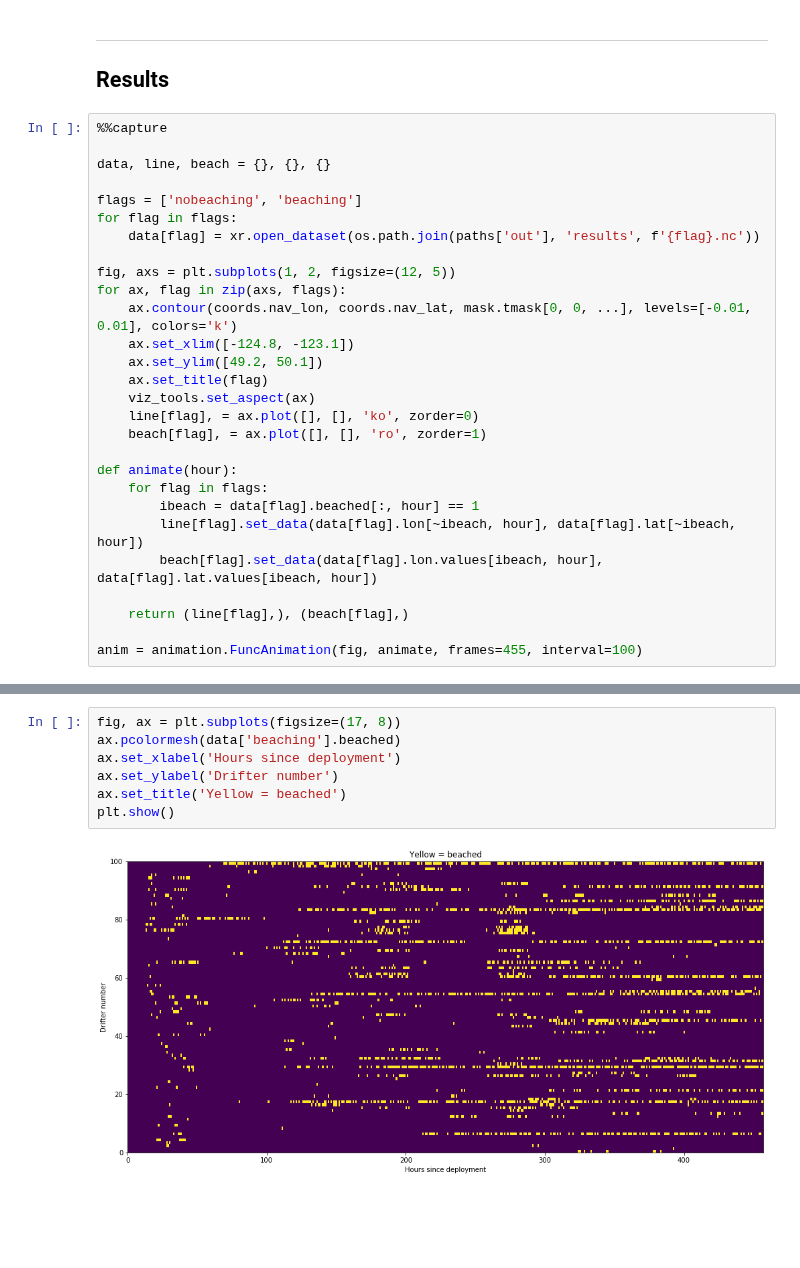
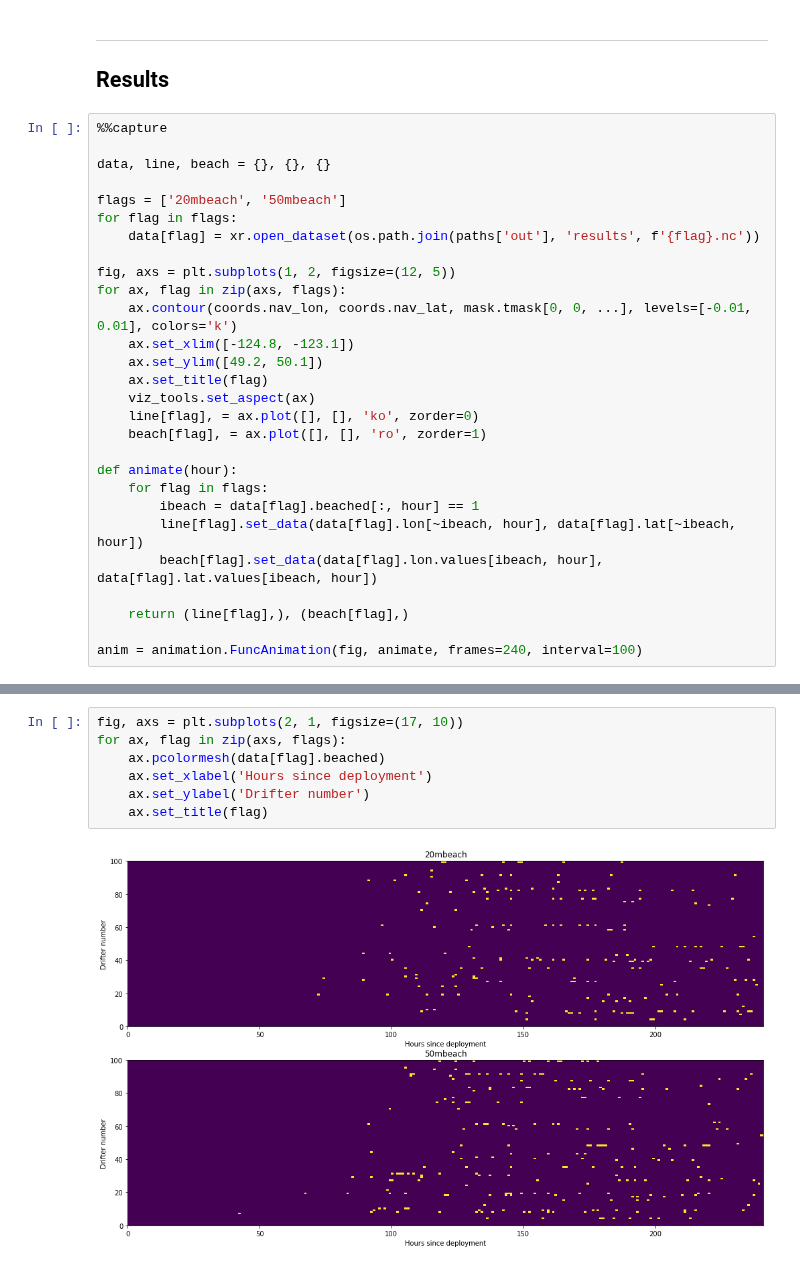
Before and after one commit to SalishSeaCast/analysis-ben, a Jupyter notebook: notebooks/OpenDrift/OceanParcels_workflow.ipynb, the cells around one changed output, grey strips where cells are left out. Cells and saved outputs as stored; diff of their text form; blank space fills up the shorter version.

Commit message:
New beaching algorithm in OceanParcels_workflow

```diff
--- a/notebooks/OpenDrift/OceanParcels_workflow.ipynb
+++ b/notebooks/OpenDrift/OceanParcels_workflow.ipynb
@@ -219,7 +237,7 @@ INFO: Compiled DrifterAdvectionRK4 ==> /tmp/parcels-1896/d9c95ed5f4d05f40a97f58e
 
 data, line, beach = {}, {}, {}
 
-flags = ['nobeaching', 'beaching']
+flags = ['20mbeach', '50mbeach']
 for flag in flags:
     data[flag] = xr.open_dataset(os.path.join(paths['out'], 'results', f'{flag}.nc'))
 
@@ -241,17 +259,17 @@ def animate(hour):
 
     return (line[flag],), (beach[flag],)
 
-anim = animation.FuncAnimation(fig, animate, frames=455, interval=100)
+anim = animation.FuncAnimation(fig, animate, frames=240, interval=100)
 # %%
 HTML(anim.to_html5_video())
 # %% [output]
 [interactive output not drawn]
 # %%
-fig, ax = plt.subplots(figsize=(17, 8))
-ax.pcolormesh(data['beaching'].beached)
-ax.set_xlabel('Hours since deployment')
-ax.set_ylabel('Drifter number')
-ax.set_title('Yellow = beached')
-plt.show()
+fig, axs = plt.subplots(2, 1, figsize=(17, 10))
+for ax, flag in zip(axs, flags):
+    ax.pcolormesh(data[flag].beached)
+    ax.set_xlabel('Hours since deployment')
+    ax.set_ylabel('Drifter number')
+    ax.set_title(flag)
 # %% [output]
-[figure, old version]
+[figure, new version]
```
Also changed, not shown: parts of 4 cells of this notebook, 2 other files.
